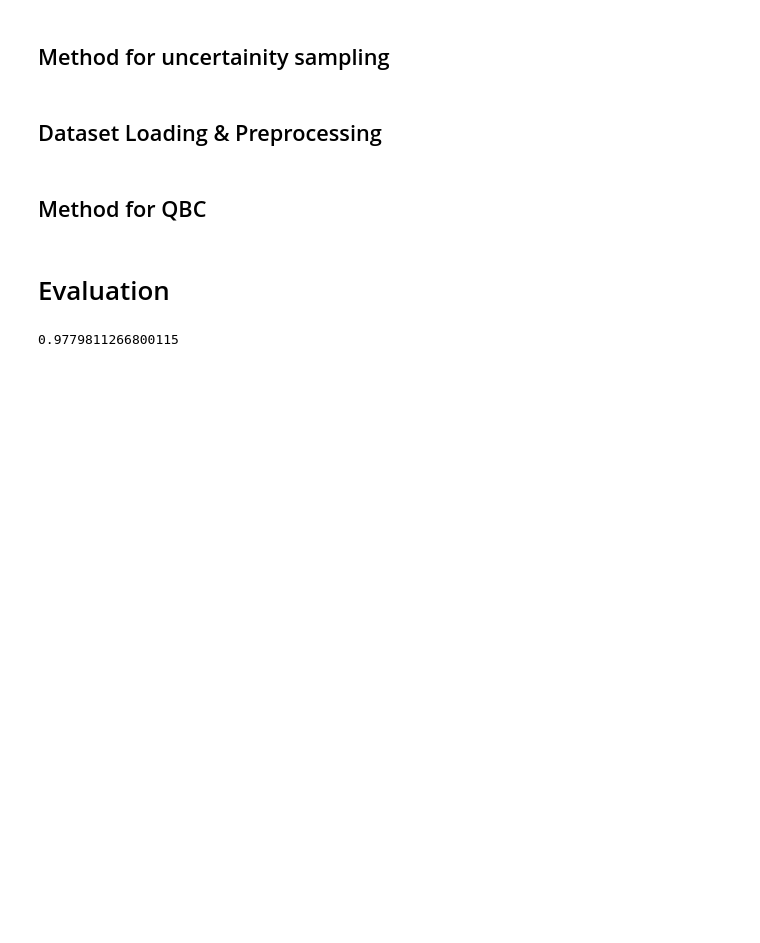
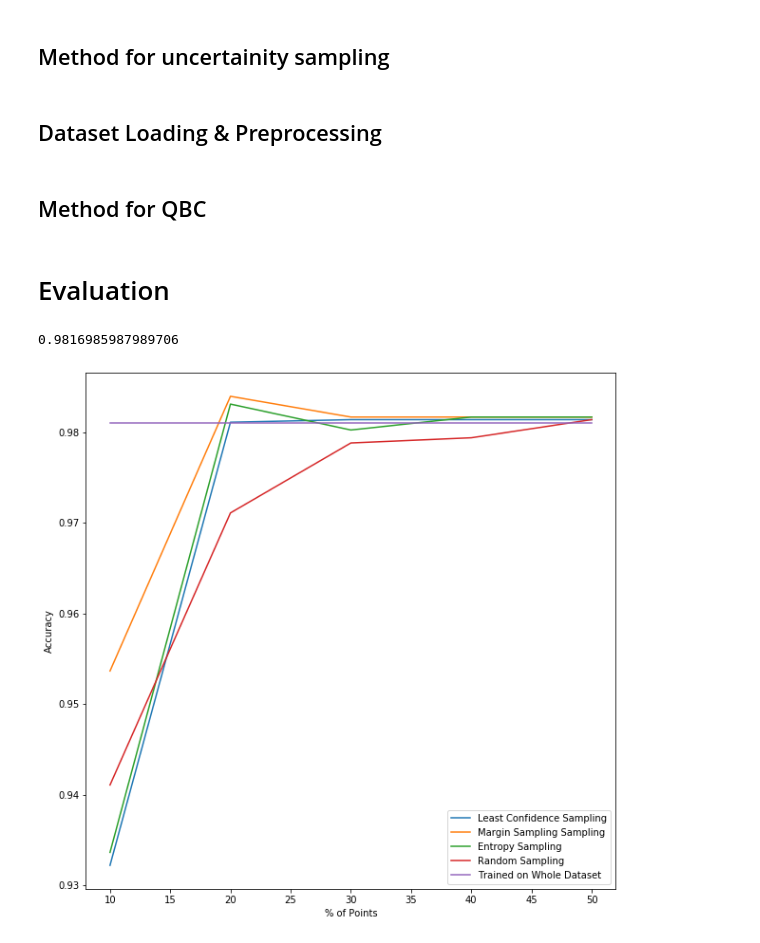
Before and after one commit to rish-av/Machine-Learning-Assignments, a Jupyter notebook: Assignment2/ML_pool_based.ipynb, the cells around one changed output. Cells and saved outputs as stored; diff of their text form; code cells hidden in the pictures; blank space fills up the shorter version.

```diff
--- a/Assignment2/ML_pool_based.ipynb
+++ b/Assignment2/ML_pool_based.ipynb
@@ -110,8 +128,35 @@ def active_learning_committee(X,y,n_queries,n_committee,n_keep,query_strategy):
 # Evaluation
 # %%
 #Results on test data when we train on the whole dataset
-out = KNeighborsClassifier(n_neighbors=3).fit(x,y)
+out = SVC().fit(x,y)
 print(out.score(x_tes,y_tes))
 # %% [output]
-0.9779811266800115
+0.9816985987989706
+# %%
+#uncertainity evaluation, n_queries is 4 as with every query the number of points increase by 10%
+# A batch of 10% points is queried at all steps
+entropy_batch_sampling = partial(entropy_sampling,n_instances=int(x.shape[0]*0.1))
+least_confident_batch_sampling = partial(uncertainty_sampling,n_instances=int(x.shape[0]*0.1))
+margin_batch_sampling = partial(margin_sampling,n_instances=int(x.shape[0]*0.1))
+
+random_track = active_learning_single(x,y,4,int(x.shape[0]*0.1),'random')
+margin_sampling_track = active_learning_single(x,y,4,int(x.shape[0]*0.1),margin_batch_sampling)
+entropy_track = active_learning_single(x,y,4,int(x.shape[0]*0.1),entropy_batch_sampling)
+least_confident_track = active_learning_single(x,y,4,int(x.shape[0]*0.1),least_confident_batch_sampling)
+# %%
+#plot for uncetainity sampling
+import matplotlib.pyplot as plt
+plt.figure(figsize=(10,10))
+x_axis = np.linspace(10.0,50.0,5)
+plt.plot(x_axis,least_confident_track,label='Least Confidence Sampling')
+plt.plot(x_axis,margin_sampling_track,label='Margin Sampling Sampling')
+plt.plot(x_axis,entropy_track,label='Entropy Sampling')
+plt.plot(x_axis,random_track,label='Random Sampling')
+plt.plot(x_axis,[0.981 for i in range(5)],label ='Trained on Whole Dataset')
+plt.xlabel('% of Points')
+plt.ylabel('Accuracy')
+plt.legend(loc='best')
+plt.show()
+# %% [output]
+[figure, added]
 # %%
```
Also changed, not shown: parts of 9 cells of this notebook, 14 other files.
